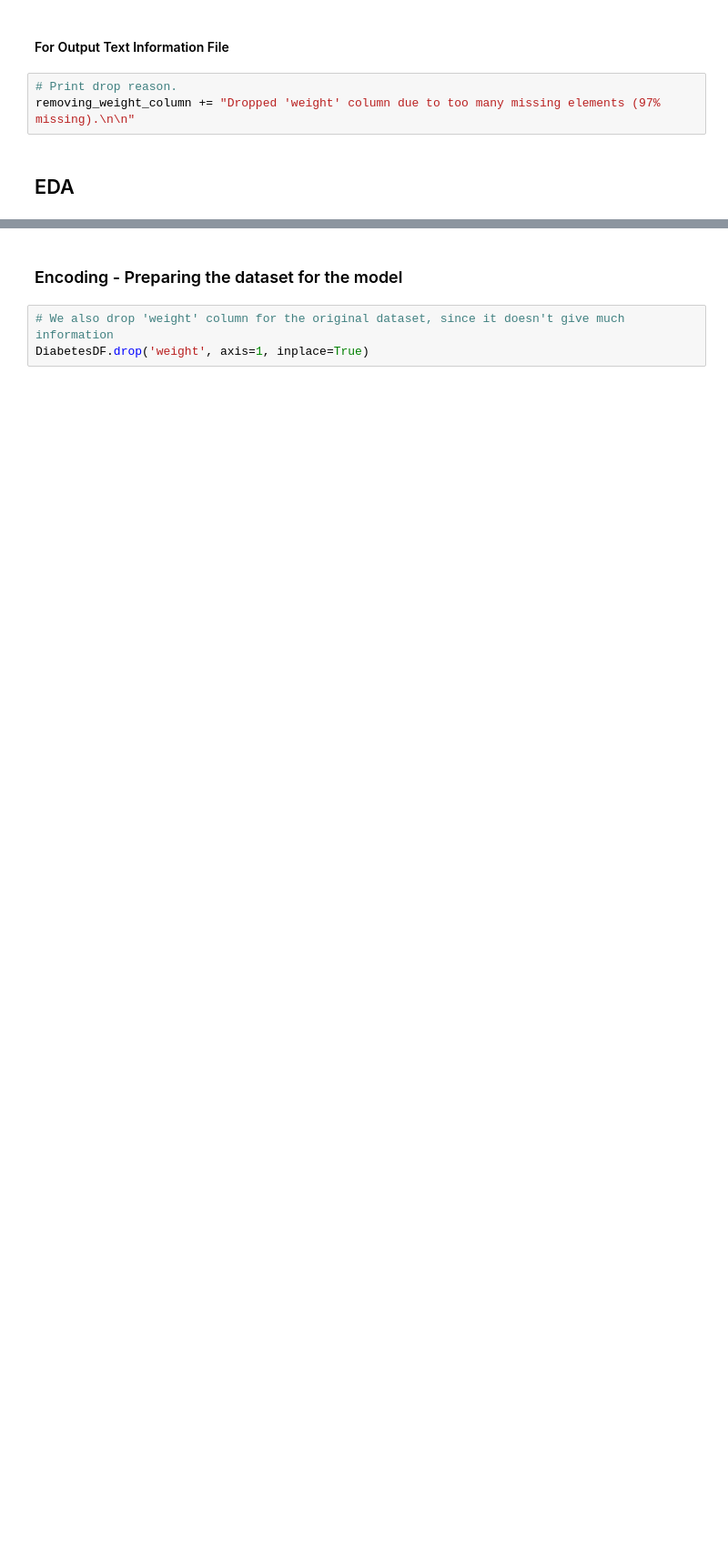
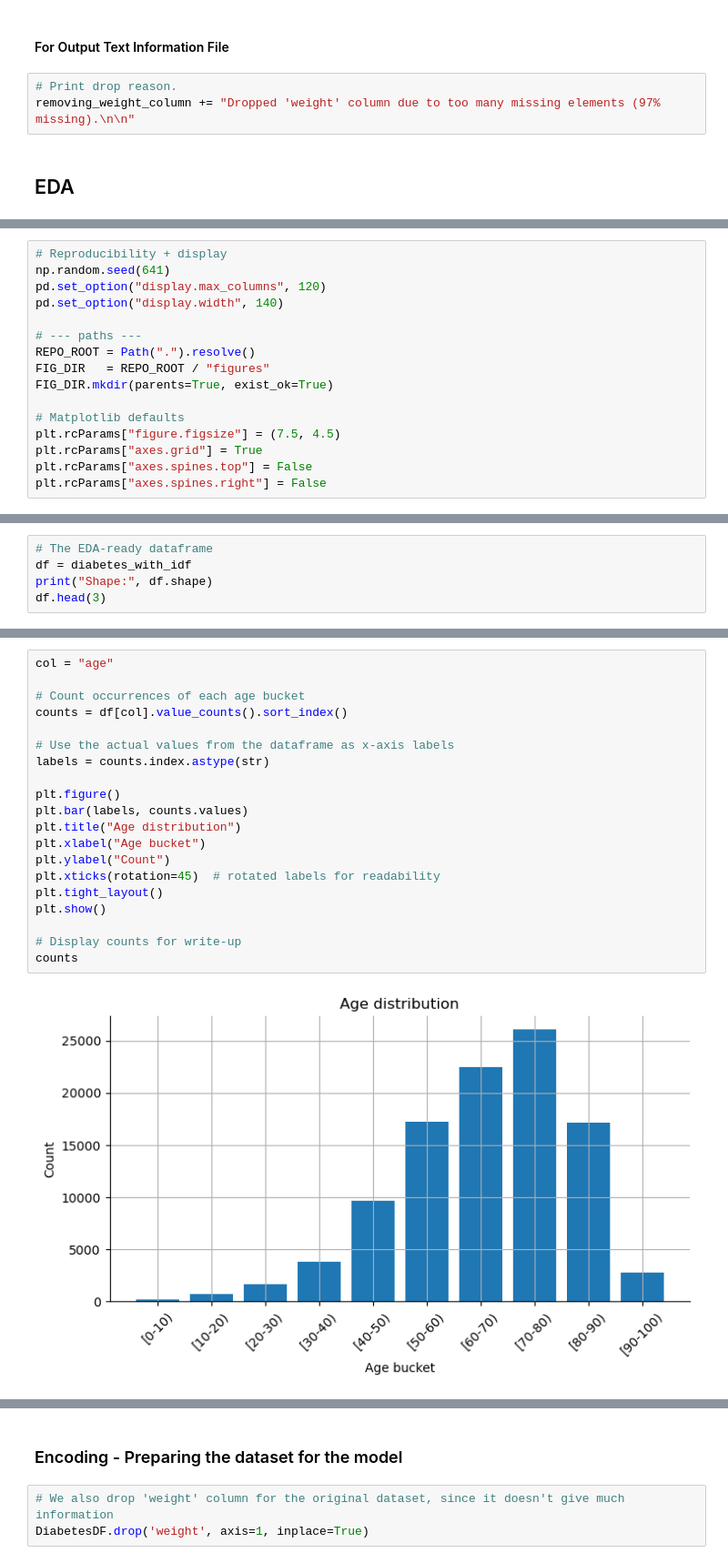
Before and after one commit to arunachalesh58/readmission-for-diabetes-patients, a Jupyter notebook: jupyter-nb-space/COMP-641-GroupProject.ipynb, the cells around one changed output, grey strips where cells are left out. Shown: that part at 91% size. Drawn from its saved outputs; the diff is of its cells as text; blank space fills up the shorter version.

```diff
--- a/jupyter-nb-space/COMP-641-GroupProject.ipynb
+++ b/jupyter-nb-space/COMP-641-GroupProject.ipynb
@@ -905,0 +922,16 @@ removing_weight_column += "Dropped 'weight' column due to too many missing eleme
+# %%
+# Reproducibility + display
+np.random.seed(641)
+pd.set_option("display.max_columns", 120)
+pd.set_option("display.width", 140)
+
+# --- paths ---
+REPO_ROOT = Path(".").resolve()
+FIG_DIR   = REPO_ROOT / "figures"
+FIG_DIR.mkdir(parents=True, exist_ok=True)
+
+# Matplotlib defaults
+plt.rcParams["figure.figsize"] = (7.5, 4.5)
+plt.rcParams["axes.grid"] = True
+plt.rcParams["axes.spines.top"] = False
+plt.rcParams["axes.spines.right"] = False
@@ -905,0 +940,5 @@ removing_weight_column += "Dropped 'weight' column due to too many missing eleme
+# %%
+# The EDA-ready dataframe
+df = diabetes_with_idf
+print("Shape:", df.shape)
+df.head(3)
@@ -905,0 +1012,22 @@ removing_weight_column += "Dropped 'weight' column due to too many missing eleme
+# %%
+col = "age"
+
+# Count occurrences of each age bucket
+counts = df[col].value_counts().sort_index()
+
+# Use the actual values from the dataframe as x-axis labels
+labels = counts.index.astype(str)
+
+plt.figure()
+plt.bar(labels, counts.values)
+plt.title("Age distribution")
+plt.xlabel("Age bucket")
+plt.ylabel("Count")
+plt.xticks(rotation=45)  # rotated labels for readability
+plt.tight_layout()
+plt.show()
+
+# Display counts for write-up
+counts
+# %% [output]
+[figure, added]
```
Also changed, not shown: parts of 46 cells of this notebook.
